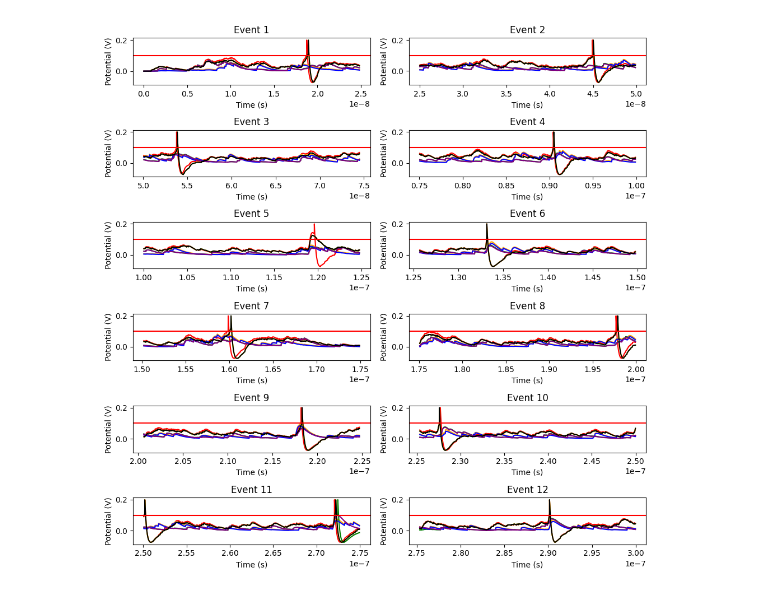
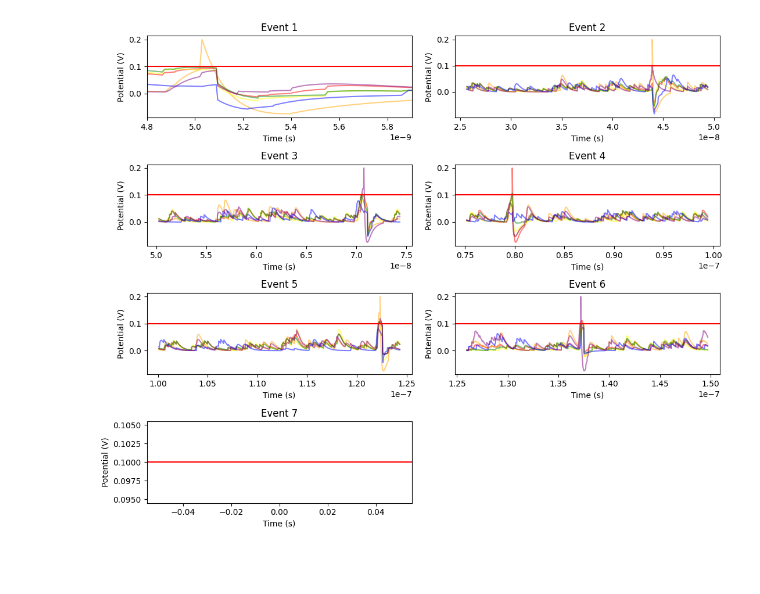
Before and after one commit to Fabiocufino/CMS-SpikingNeuralNetwork, a Jupyter notebook: Code/class_implementation/plotpot.ipynb, the cells around one changed output. Saved outputs shown, nothing was run; the diff lists cells and outputs as text; code cells hidden in the pictures; blank space fills up the shorter version.

Commit message:
Tuning parameter based on PlotPotential

```diff
--- a/Code/class_implementation/plotpot.ipynb
+++ b/Code/class_implementation/plotpot.ipynb
@@ -26,28 +27,30 @@ data['Time'][data['Event'] == 5].shape
 # %%
-fig, ax = plt.subplots(5, 2)
+fig, ax = plt.subplots(3, 2)
 #fig size
-fig.set_size_inches(10, 10)
+fig.set_size_inches(11, 9)
 
 # plot potential vs. time
-for EV in range(1, 13):
+for EV in range(1, 8):
     #plot in a matrix
-    plt.subplot(6, 2, EV)
+    plt.subplot(4, 2, EV)
     #plt.scatter(data['Time'][data['Event'] == EV], data['V(t)_6'][data['Event'] == EV], c='b', marker='.',s=2)
-    plt.plot(data['Time'][data['Event'] == EV], data['V(t)_6'][data['Event'] == EV], c='red', marker='None')
-    plt.plot(data['Time'][data['Event'] == EV], data['V(t)_7'][data['Event'] == EV], c='orange', marker='None')
-    plt.plot(data['Time'][data['Event'] == EV], data['V(t)_8'][data['Event'] == EV], c='yellow', marker='None')
-    plt.plot(data['Time'][data['Event'] == EV], data['V(t)_9'][data['Event'] == EV], c='green', marker='None')
-    plt.plot(data['Time'][data['Event'] == EV], data['V(t)_10'][data['Event'] == EV], c='blue', marker='None')
-    plt.plot(data['Time'][data['Event'] == EV], data['V(t)_11'][data['Event'] == EV], c='purple', marker='None')
-    plt.plot(data['Time'][data['Event'] == EV], data['V(t)_8'][data['Event'] == EV], c='black', marker='None')
+    plt.plot(data['Time'][data['Event'] == EV], data['V(t)_6'][data['Event'] == EV], c='red', marker='None', alpha=0.5)
+    plt.plot(data['Time'][data['Event'] == EV], data['V(t)_7'][data['Event'] == EV], c='orange', marker='None', alpha=0.5)
+    plt.plot(data['Time'][data['Event'] == EV], data['V(t)_8'][data['Event'] == EV], c='yellow', marker='None', alpha=0.5)
+    plt.plot(data['Time'][data['Event'] == EV], data['V(t)_9'][data['Event'] == EV], c='green', marker='None', alpha=0.5)
+    plt.plot(data['Time'][data['Event'] == EV], data['V(t)_10'][data['Event'] == EV], c='blue', marker='None', alpha=0.5)
+    plt.plot(data['Time'][data['Event'] == EV], data['V(t)_11'][data['Event'] == EV], c='purple', marker='None', alpha=0.5)
+
+    if EV == 1:
+        plt.xlim(0.48e-8, 0.59e-8)
 
     #plot trashhold
     plt.axhline(y=0.1, color='r', linestyle='-')
     plt.xlabel('Time (s)')
     plt.ylabel('Potential (V)')
     plt.title('Event ' + str(EV))
 plt.tight_layout()
 plt.savefig("V6.pdf")
 plt.show()
 # %% [output]
-[figure, old version]
+[figure, new version]
```
Also changed, not shown: parts of 4 cells of this notebook, 32 other files.
